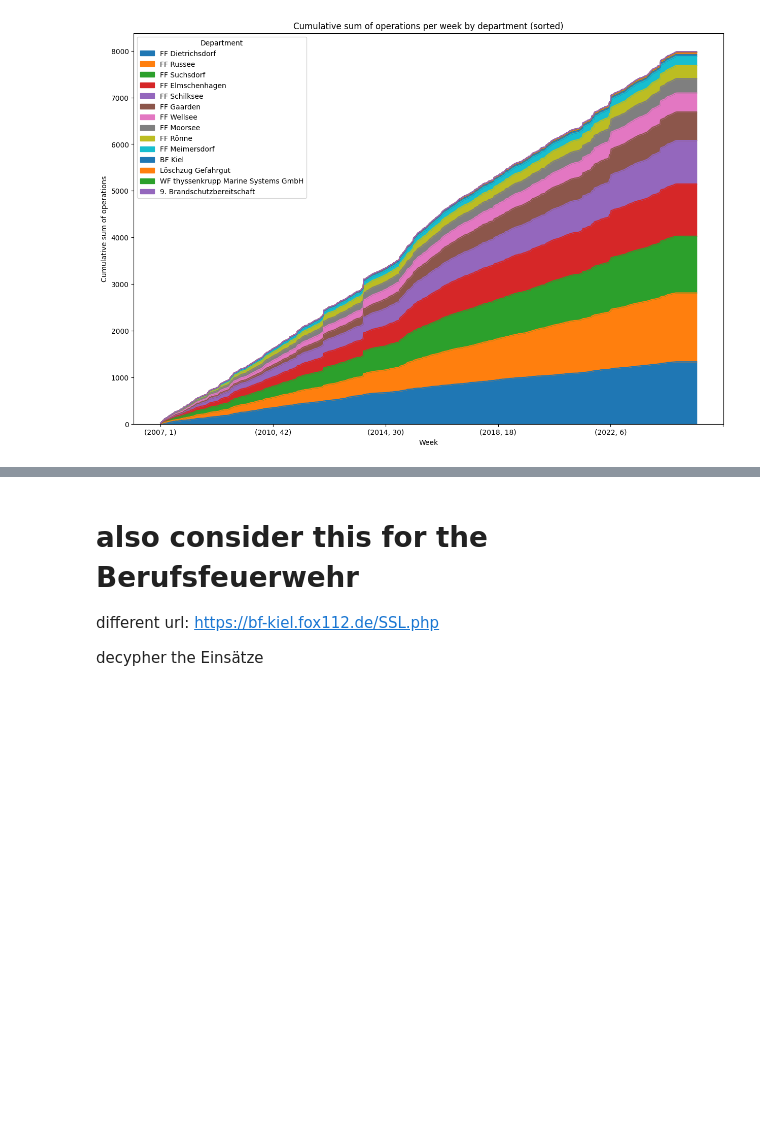
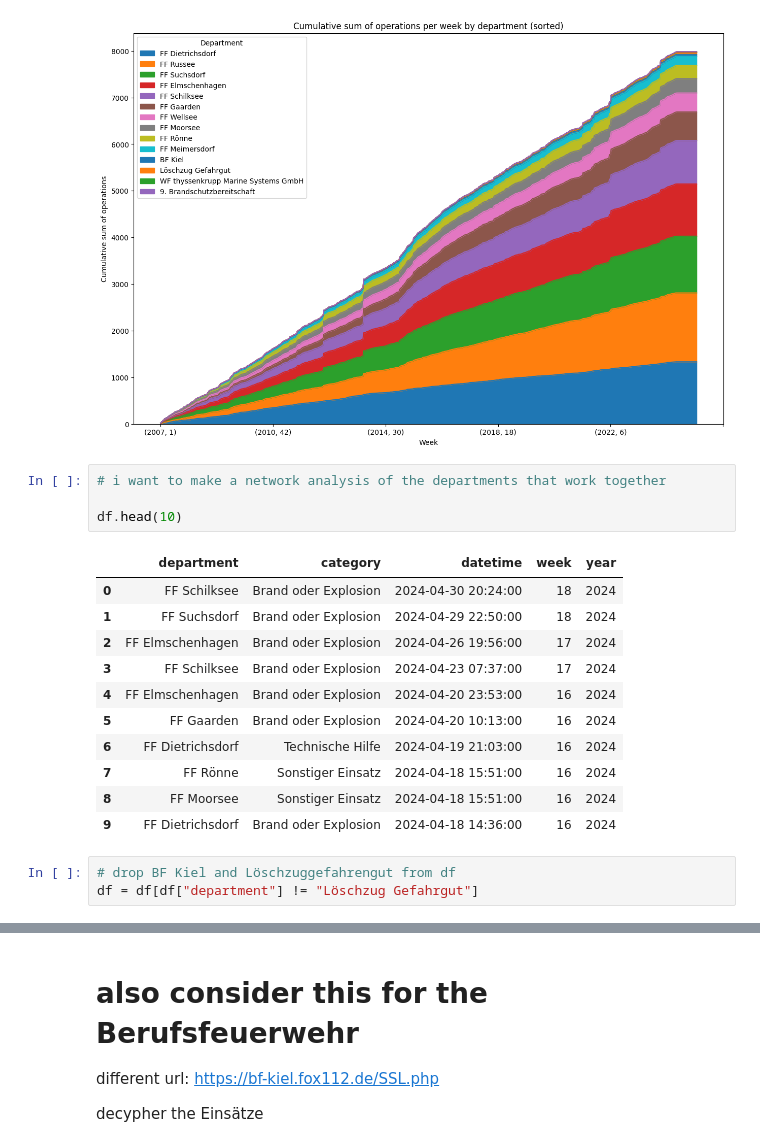
Before and after one commit to MartinDieCooleSocke420/sem2_social_media_analytics, a Jupyter notebook: capstone/exersise.ipynb, the cells around one changed output, grey strips where cells are left out. Drawn from its saved outputs; the diff is of its cells as text; blank space fills up the shorter version.

```diff
--- a/capstone/exersise.ipynb
+++ b/capstone/exersise.ipynb
@@ -160,3 +174,22 @@ plt.legend(title="Department")
 # %% [output]
 <matplotlib.legend.Legend at 0x...>
 [figure]
+# %%
+# i want to make a network analysis of the departments that work together
+
+df.head(10)
+# %% [output]
+|  | department | category | datetime | week | year |
+| 0 | FF Schilksee | Brand oder Explosion | 2024-04-30 20:24:00 | 18 | 2024 |
+| 1 | FF Suchsdorf | Brand oder Explosion | 2024-04-29 22:50:00 | 18 | 2024 |
+| 2 | FF Elmschenhagen | Brand oder Explosion | 2024-04-26 19:56:00 | 17 | 2024 |
+| 3 | FF Schilksee | Brand oder Explosion | 2024-04-23 07:37:00 | 17 | 2024 |
+| 4 | FF Elmschenhagen | Brand oder Explosion | 2024-04-20 23:53:00 | 16 | 2024 |
+| 5 | FF Gaarden | Brand oder Explosion | 2024-04-20 10:13:00 | 16 | 2024 |
+| 6 | FF Dietrichsdorf | Technische Hilfe | 2024-04-19 21:03:00 | 16 | 2024 |
+| 7 | FF Rönne | Sonstiger Einsatz | 2024-04-18 15:51:00 | 16 | 2024 |
+| 8 | FF Moorsee | Sonstiger Einsatz | 2024-04-18 15:51:00 | 16 | 2024 |
+| 9 | FF Dietrichsdorf | Brand oder Explosion | 2024-04-18 14:36:00 | 16 | 2024 |
+# %%
+# drop BF Kiel and Löschzuggefahrengut from df
+df = df[df["department"] != "Löschzug Gefahrgut"]
```
Also changed, not shown: parts of 5 cells of this notebook, 1 other file.
